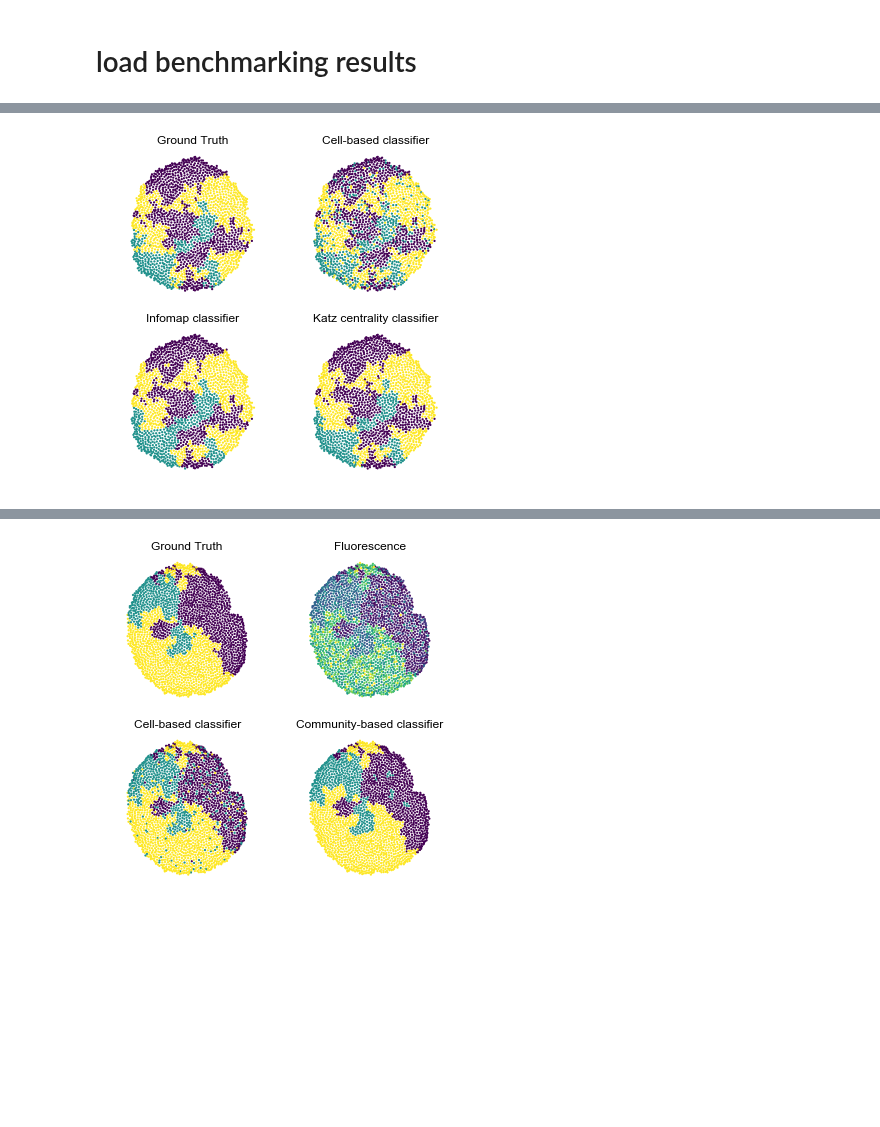
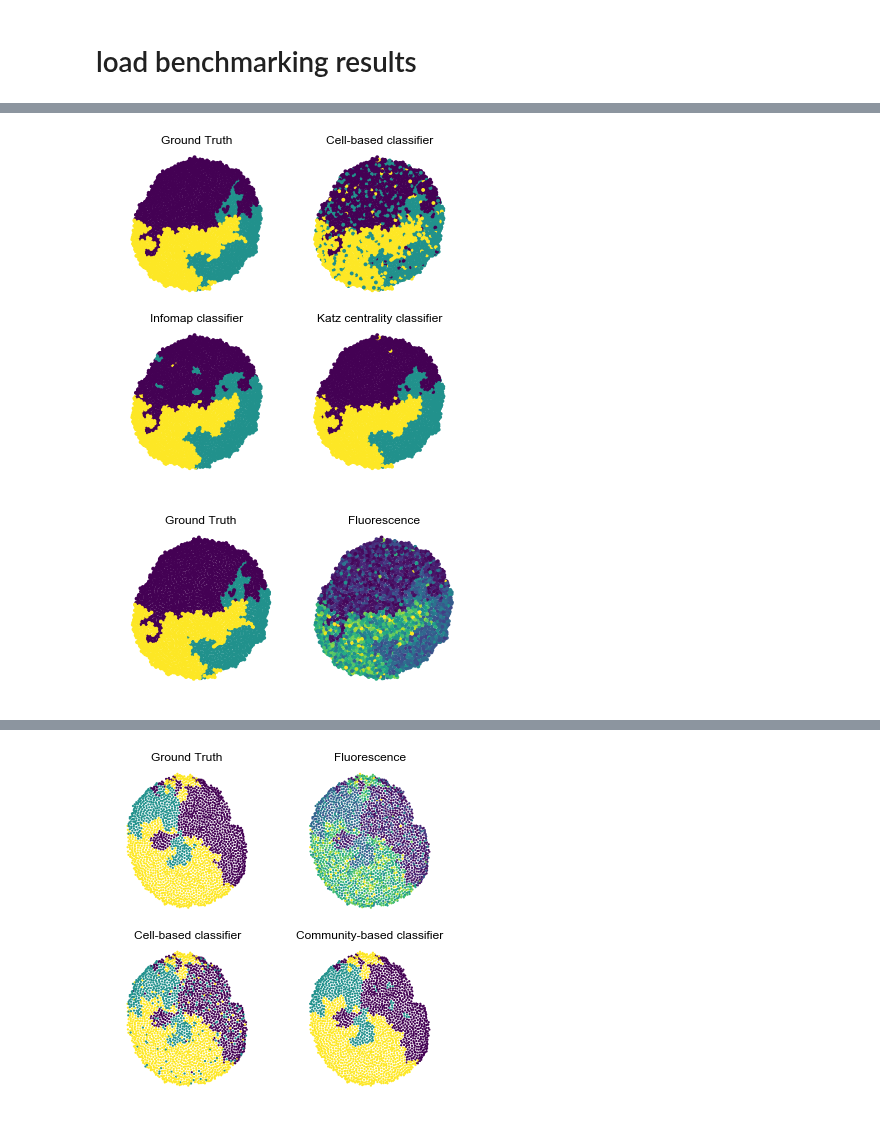
Before and after one commit to sbernasek/flyqma, a Jupyter notebook: notebooks/results.ipynb, the cells around one changed output, grey strips where cells are left out. Drawn from its saved outputs; the diff is of its cells as text; code cells hidden in the pictures; blank space fills up the shorter version.

```diff
--- a/notebooks/results.ipynb
+++ b/notebooks/results.ipynb
@@ -67,11 +55,10 @@ batch_benchmark.classifier.plot_pdf()
-# %%
-batch_benchmark.logratio = True
-batch_benchmark.katz_kwargs = dict(alpha=0.9)
-simulation_benchmark = batch_benchmark.benchmark_simulation(0)
-# %%
-simulation_benchmark.show_classifiers()
-# %% [output]
-[figure, removed]
+# %%
+simulation_benchmark = batch_benchmark.benchmark_simulation(0)
+simulation_benchmark.show_classifiers(s=15)
+simulation_benchmark.show_measurements(s=15)
+# %% [output]
+[figure, added]
+[figure, added]
 # %%
 print('Simple: {:0.3f}'.format(simulation_benchmark.scores['simple'].MAE))
 print('Community: {:0.3f}'.format(simulation_benchmark.scores['community'].MAE))
```
Also changed, not shown: parts of 30 cells of this notebook, 6 other files.
